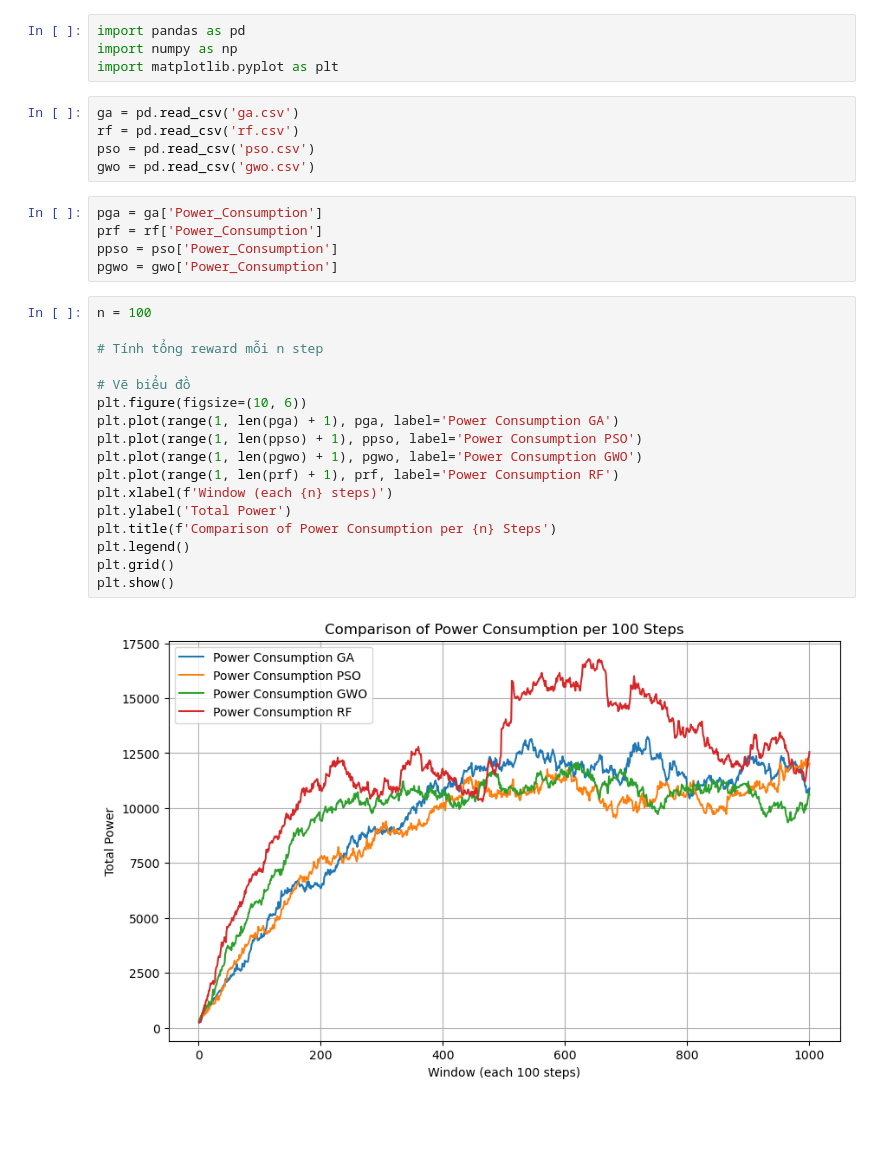
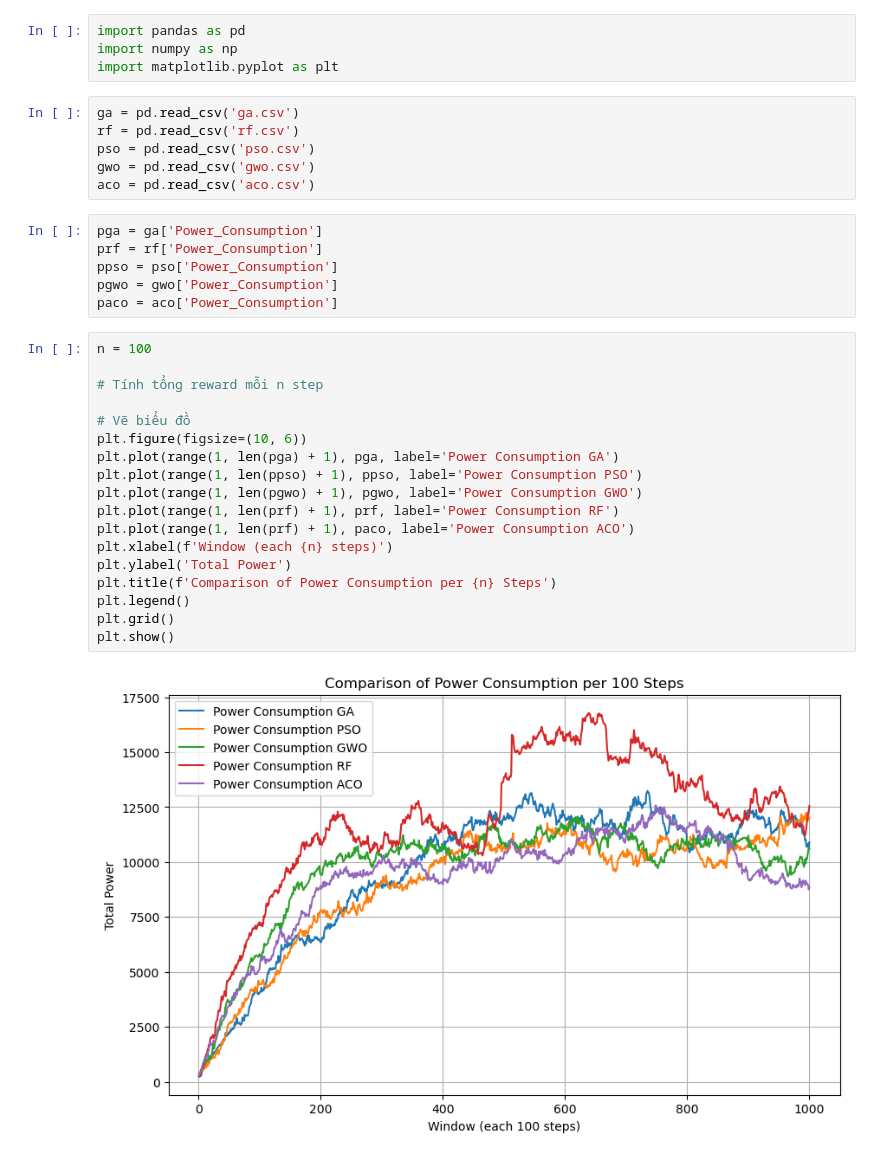
Before and after one commit to hkhoa239/DC, a Jupyter notebook: metrics/plot.ipynb, the cells around one changed output. Drawn from its saved outputs; the diff is of its cells as text; blank space fills up the shorter version.

```diff
--- a/metrics/plot.ipynb
+++ b/metrics/plot.ipynb
@@ -7,30 +7,33 @@ ga = pd.read_csv('ga.csv')
 rf = pd.read_csv('rf.csv')
 pso = pd.read_csv('pso.csv')
 gwo = pd.read_csv('gwo.csv')
+aco = pd.read_csv('aco.csv')
 # %%
 pga = ga['Power_Consumption']
 prf = rf['Power_Consumption']
 ppso = pso['Power_Consumption']
 pgwo = gwo['Power_Consumption']
+paco = aco['Power_Consumption']
 # %%
 n = 100
 
 # Tính tổng reward mỗi n step
 
 # Vẽ biểu đồ
 plt.figure(figsize=(10, 6))
 plt.plot(range(1, len(pga) + 1), pga, label='Power Consumption GA')
 plt.plot(range(1, len(ppso) + 1), ppso, label='Power Consumption PSO')
 plt.plot(range(1, len(pgwo) + 1), pgwo, label='Power Consumption GWO')
 plt.plot(range(1, len(prf) + 1), prf, label='Power Consumption RF')
+plt.plot(range(1, len(prf) + 1), paco, label='Power Consumption ACO')
 plt.xlabel(f'Window (each {n} steps)')
 plt.ylabel('Total Power')
 plt.title(f'Comparison of Power Consumption per {n} Steps')
 plt.legend()
 plt.grid()
 plt.show()
 # %% [output]
-[figure, old version]
+[figure, new version]
 # %%
 imCpuGA = ga['CPU_Imbalance']
 imCPuPSO = pso['CPU_Imbalance']
```
Also changed, not shown: parts of 4 cells of this notebook, 3 other files.
